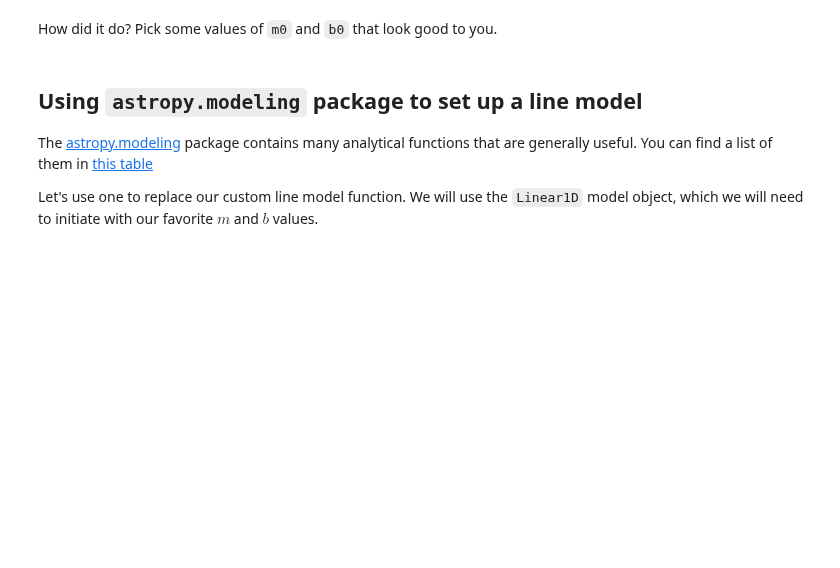
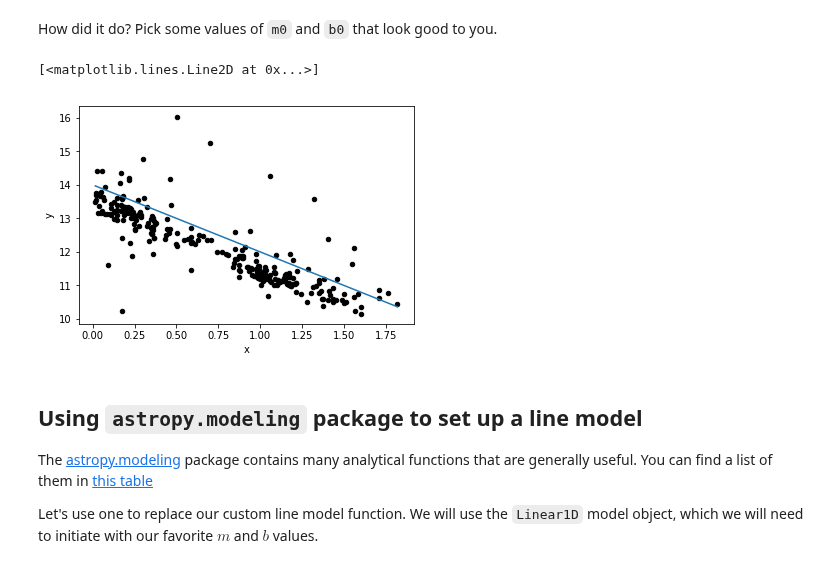
Before and after one commit to astropy/astropy-tutorials, a Jupyter notebook: tutorials/astropy-modeling/astropy-modeling.ipynb, the cells around one changed output. Cells and saved outputs as stored; diff of their text form; code cells hidden in the pictures; blank space fills up the shorter version.

```diff
--- a/tutorials/astropy-modeling/astropy-modeling.ipynb
+++ b/tutorials/astropy-modeling/astropy-modeling.ipynb
@@ -116,5 +131,14 @@ plt.plot(xgrid, model0)
 # %% [markdown]
 How did it do?  Pick some values of `m0` and `b0` that look good to you.
+# %%
+plt.scatter(log10_period, k_mag, s=20, color='k')
+plt.xlabel("x")
+plt.ylabel("y")
+
+plt.plot(xgrid, model0)
+# %% [output]
+[<matplotlib.lines.Line2D at 0x...>]
+[figure, added]
 # %% [markdown]
 ## Using `astropy.modeling` package to set up a line model
 
```
Also changed, not shown: parts of 14 cells of this notebook.
